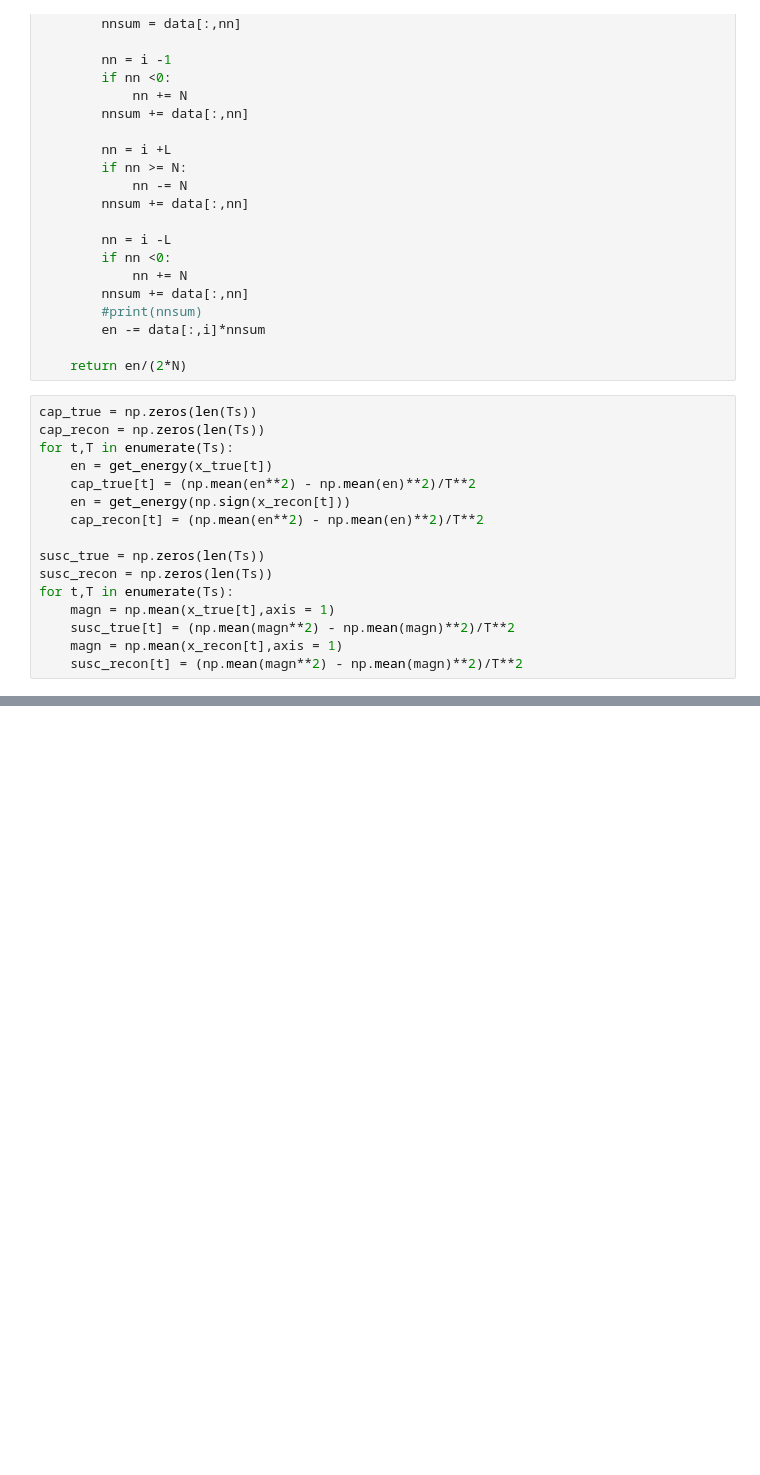
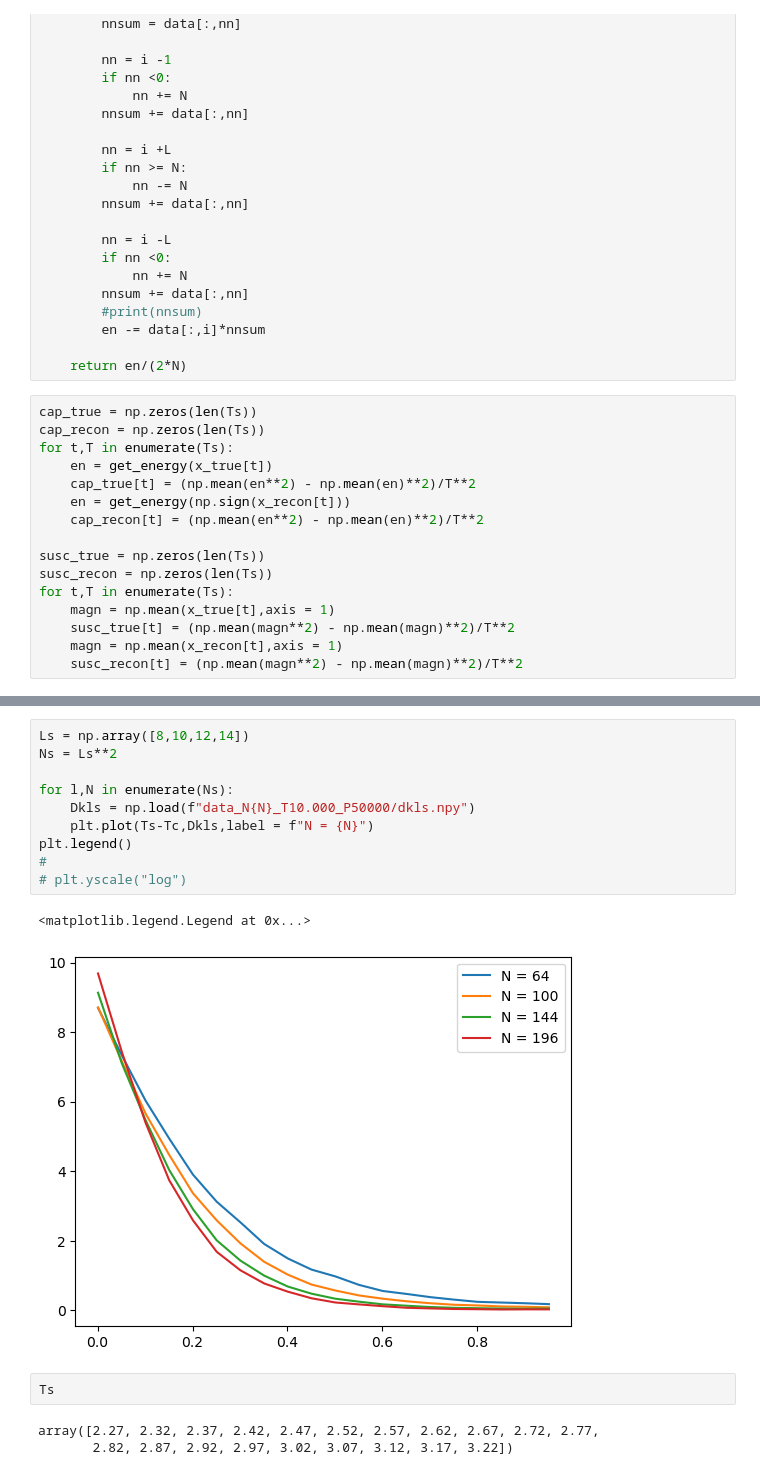
Before and after one commit to bsfn-0323/diffusion, a Jupyter notebook: recon_critBehav.ipynb, the cells around one changed output, grey strips where cells are left out. Cells and saved outputs as stored; diff of their text form; blank space fills up the shorter version.

```diff
--- a/recon_critBehav.ipynb
+++ b/recon_critBehav.ipynb
@@ -182,0 +179,18 @@ plt.scatter((Ts[10:]-Tc)**(-7/4),susc_true[10:]**-1)
+# %%
+Ls = np.array([8,10,12,14])
+Ns = Ls**2
+
+for l,N in enumerate(Ns):
+    Dkls = np.load(f"data_N{N}_T10.000_P50000/dkls.npy")
+    plt.plot(Ts-Tc,Dkls,label = f"N = {N}")
+plt.legend()
+#
+# plt.yscale("log")
+# %% [output]
+<matplotlib.legend.Legend at 0x...>
+[figure, added]
+# %%
+Ts
+# %% [output]
+array([2.27, 2.32, 2.37, 2.42, 2.47, 2.52, 2.57, 2.62, 2.67, 2.72, 2.77,
+       2.82, 2.87, 2.92, 2.97, 3.02, 3.07, 3.12, 3.17, 3.22])
```
Also changed, not shown: parts of 7 cells of this notebook, 2 other files.
